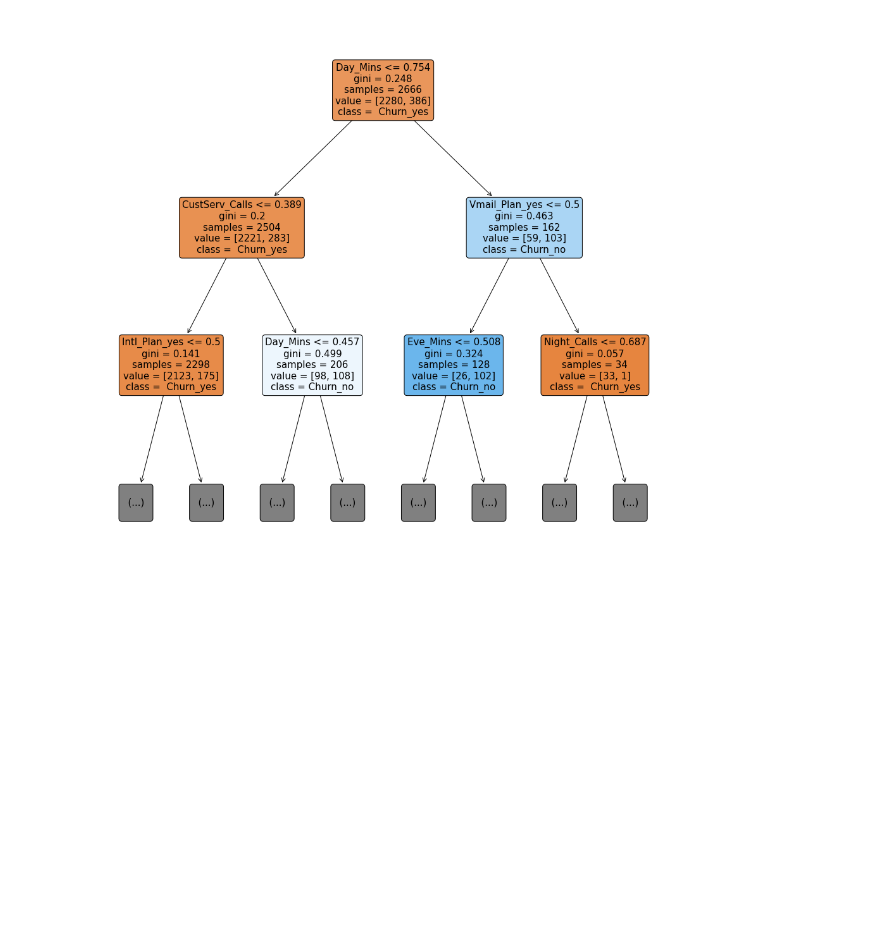
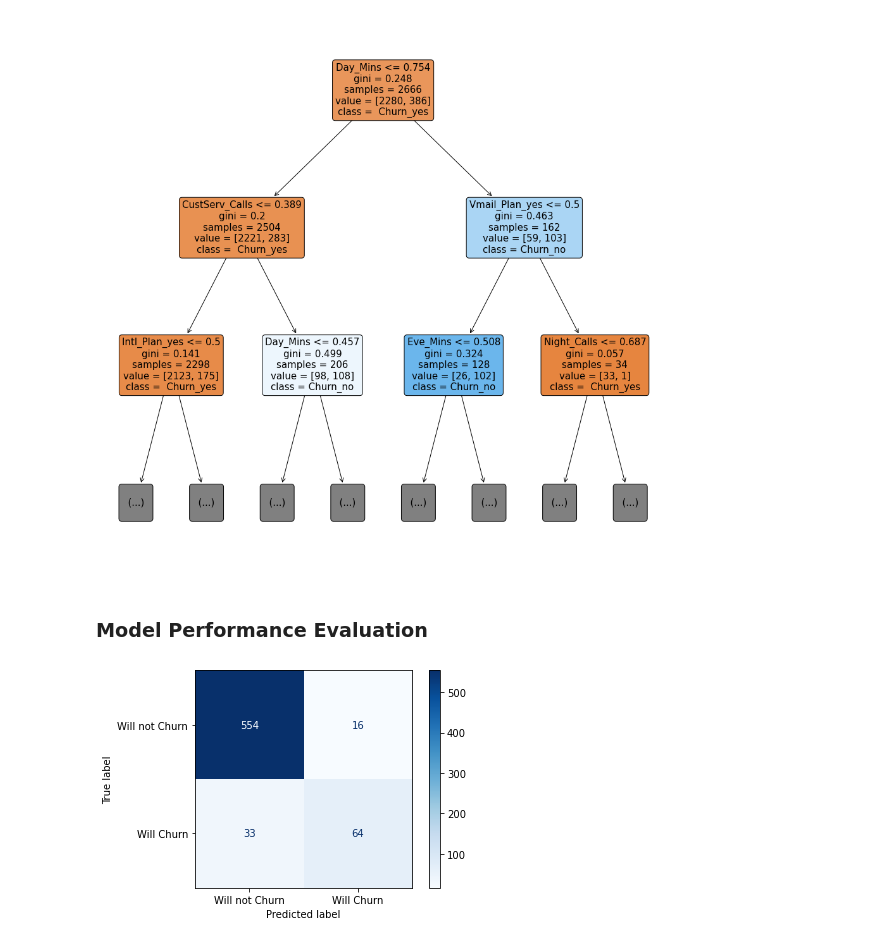
Before and after one commit to Aristo-eng/Prediction-of-Telecommunication-Customer-Churn, a Jupyter notebook: Jupyter Notebooks/churn_analysis.ipynb, the cells around one changed output. Cells and saved outputs as stored; diff of their text form; code cells hidden in the pictures; blank space fills up the shorter version.

Commit message:
Data analysis: Model Performance Evaluation

```diff
--- a/Jupyter Notebooks/churn_analysis.ipynb
+++ b/Jupyter Notebooks/churn_analysis.ipynb
@@ -240,3 +240,5 @@ fig.savefig('../Plots/Tree diagram plot.jpg', bbox_inches='tight', dpi=150)
 plt.show()
 # %% [output]
 [figure]
+# %% [markdown]
+### Model Performance Evaluation
@@ -242,0 +247,9 @@ plt.show()
+# %%
+plot_confusion_matrix(grid_result,
+                      X_test,
+                      y_test,
+                      display_labels=["Will not Churn", "Will Churn"],
+                      cmap='Blues')
+plt.show()
+# %% [output]
+[figure, added]
```
Also changed, not shown: parts of 2 cells of this notebook, 1 other file.
